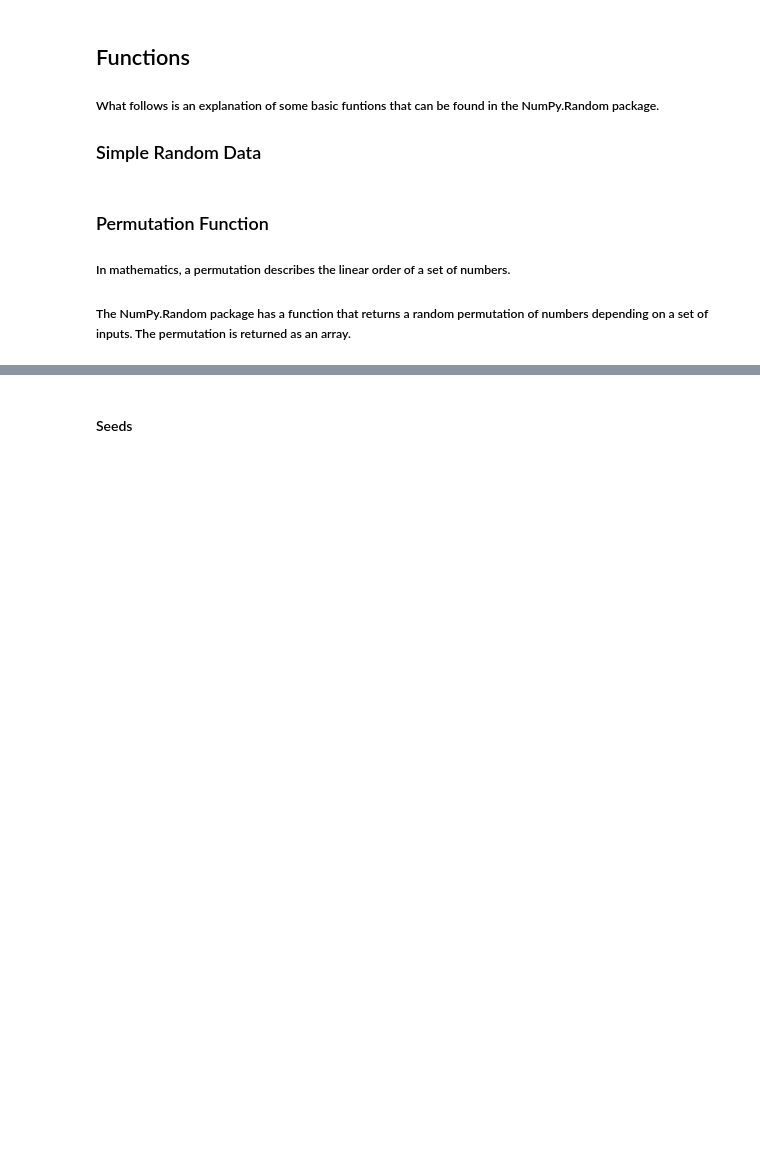
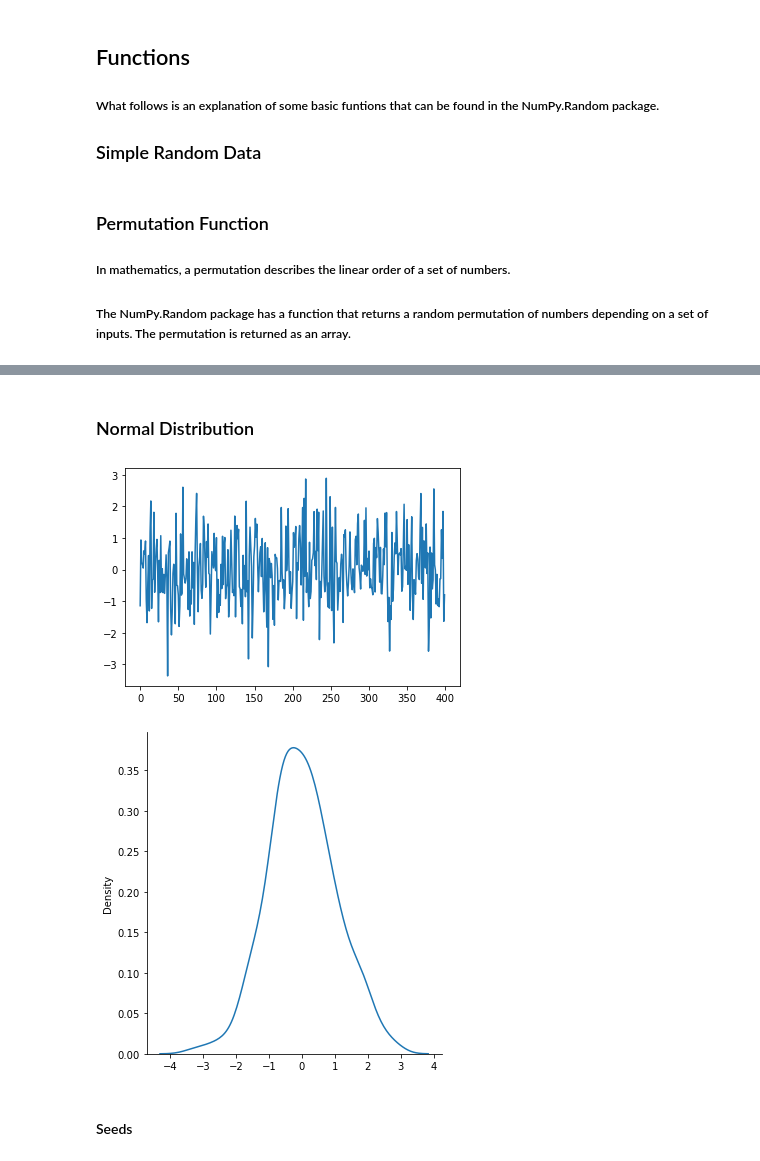
Before and after one commit to ByketPoe/efarrellPfDA2021submission, a Jupyter notebook: The_NumpyRandom_Package.ipynb, the cells around one changed output, grey strips where cells are left out. Drawn from its saved outputs; the diff is of its cells as text; code cells hidden in the pictures; blank space fills up the shorter version.

Commit message:
normal distribution code and visualisation added

```diff
--- a/The_NumpyRandom_Package.ipynb
+++ b/The_NumpyRandom_Package.ipynb
@@ -32,3 +35,13 @@ array([ 31,   7,   1, 301,  83,   6,  23])
+# %% [markdown]
+### Normal Distribution
+# %%
+res_arr = np.random.normal(loc=0,scale=1,size=(400,))
+plt.plot(res_arr)
+sns.displot(res_arr, kind='kde')
+plt.show()
+# %% [output]
+[figure, added]
+[figure, added]
 # %% [markdown]
 #### Seeds
 # %% [markdown]
```
Also changed, not shown: parts of 4 cells of this notebook, 1 other file.
